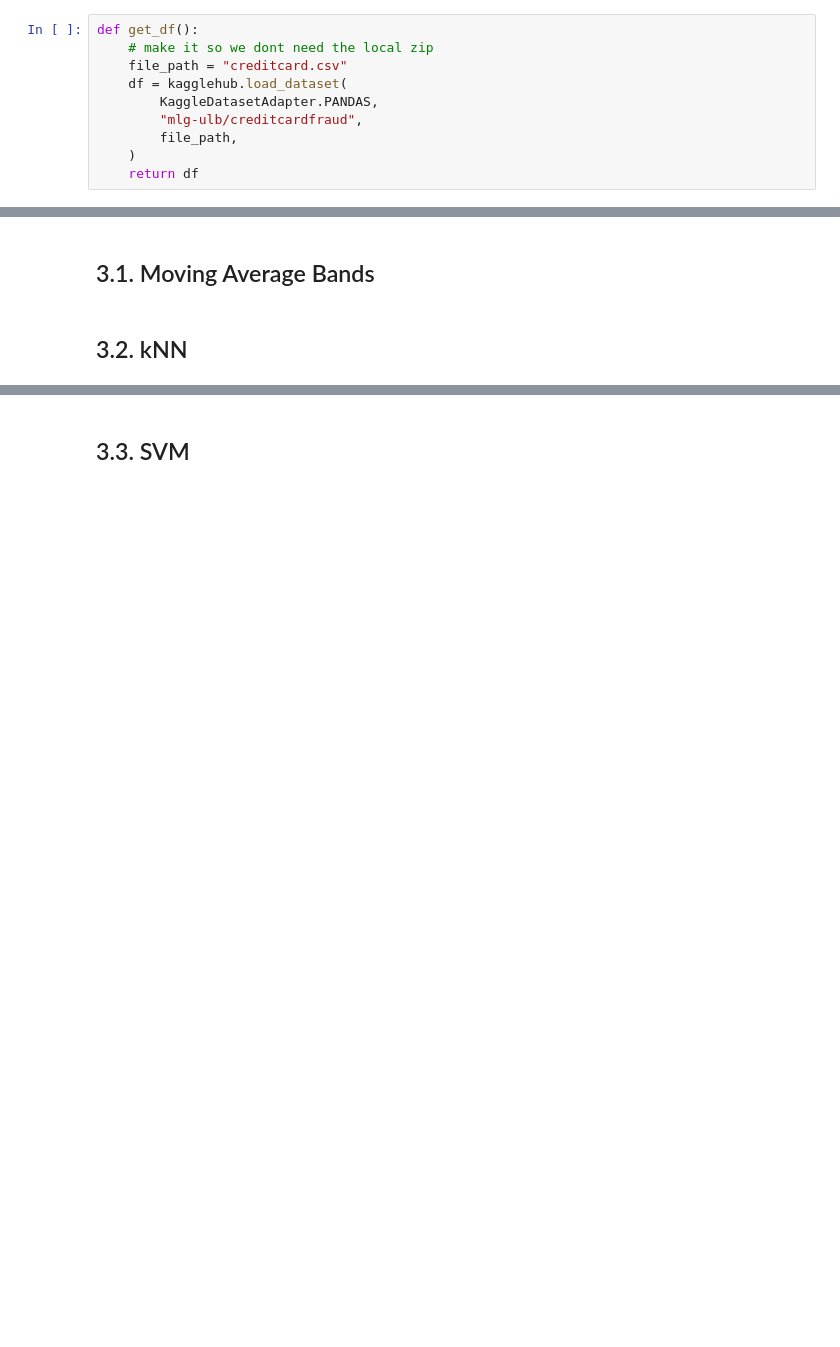
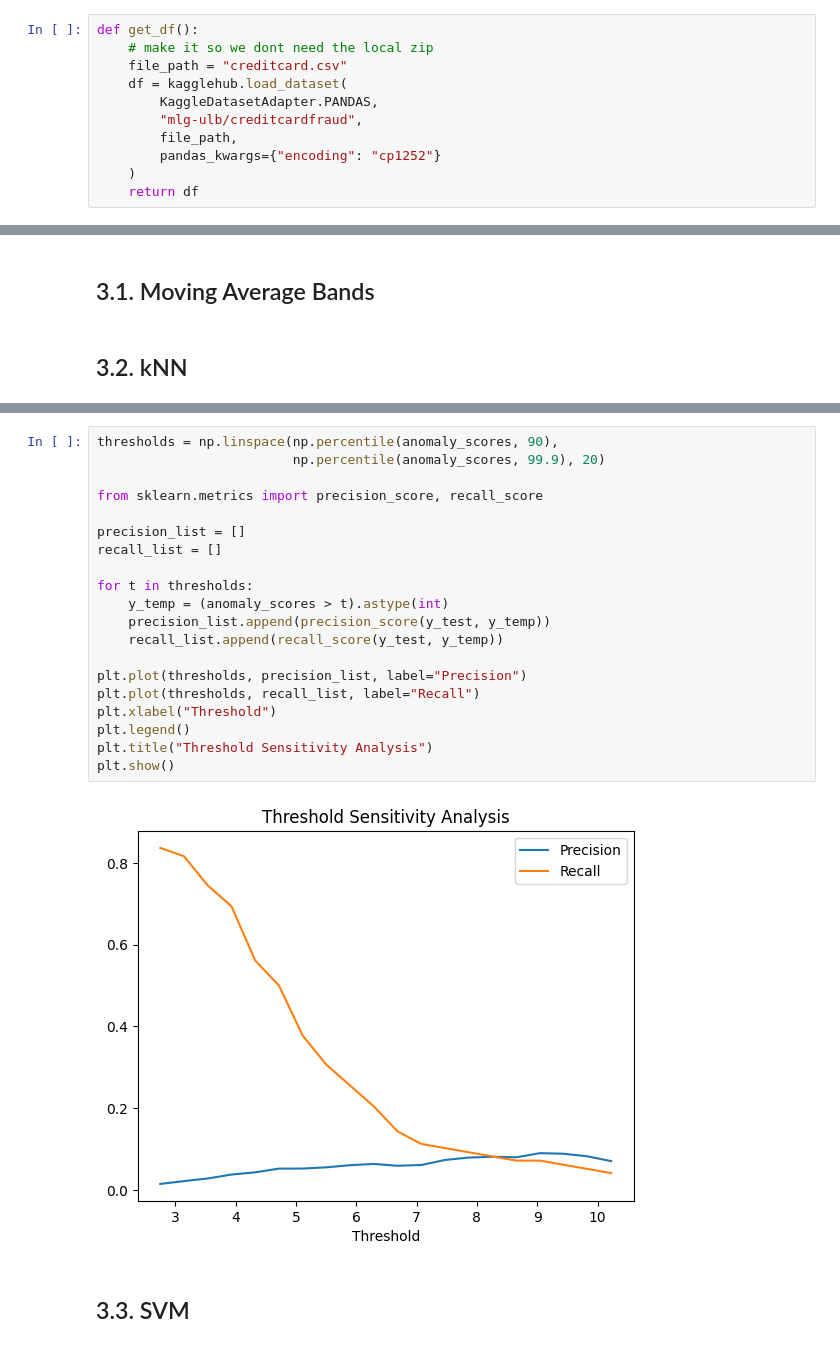
Before and after one commit to Kilomaroon/ECE447Project, a Jupyter notebook: 447Project.ipynb, the cells around one changed output, grey strips where cells are left out. Cells and saved outputs as stored; diff of their text form; blank space fills up the shorter version.

```diff
--- a/447Project.ipynb
+++ b/447Project.ipynb
@@ -153,5 +220,6 @@ def get_df():
         KaggleDatasetAdapter.PANDAS,
         "mlg-ulb/creditcardfraud",
         file_path,
+        pandas_kwargs={"encoding": "cp1252"}
     )
     return df
@@ -351,3 +470,25 @@ def SVM_run(params, d, experiment_name):
+# %%
+thresholds = np.linspace(np.percentile(anomaly_scores, 90),
+                         np.percentile(anomaly_scores, 99.9), 20)
+
+from sklearn.metrics import precision_score, recall_score
+
+precision_list = []
+recall_list = []
+
+for t in thresholds:
+    y_temp = (anomaly_scores > t).astype(int)
+    precision_list.append(precision_score(y_test, y_temp))
+    recall_list.append(recall_score(y_test, y_temp))
+
+plt.plot(thresholds, precision_list, label="Precision")
+plt.plot(thresholds, recall_list, label="Recall")
+plt.xlabel("Threshold")
+plt.legend()
+plt.title("Threshold Sensitivity Analysis")
+plt.show()
+# %% [output]
+[figure, added]
 # %% [markdown]
 ## 3.3. SVM
 # %%
```
Also changed, not shown: parts of 12 cells of this notebook.
